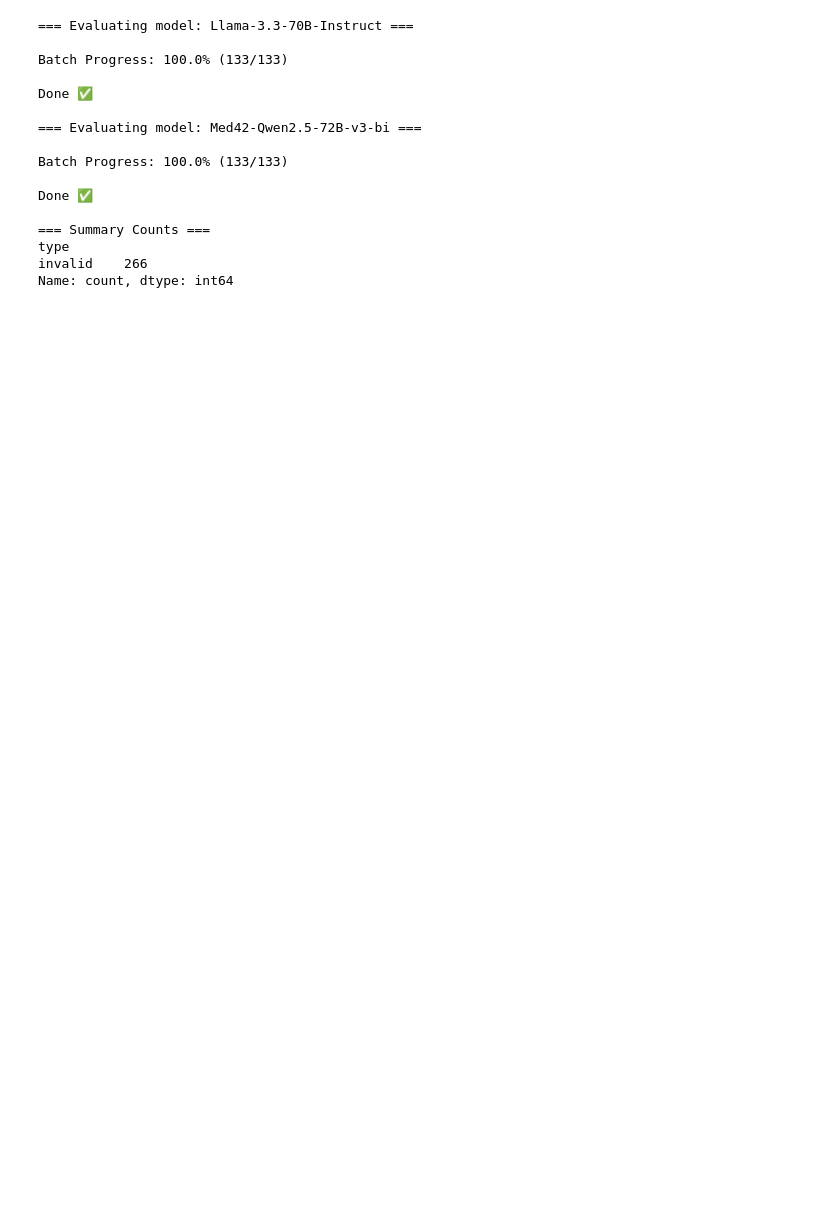
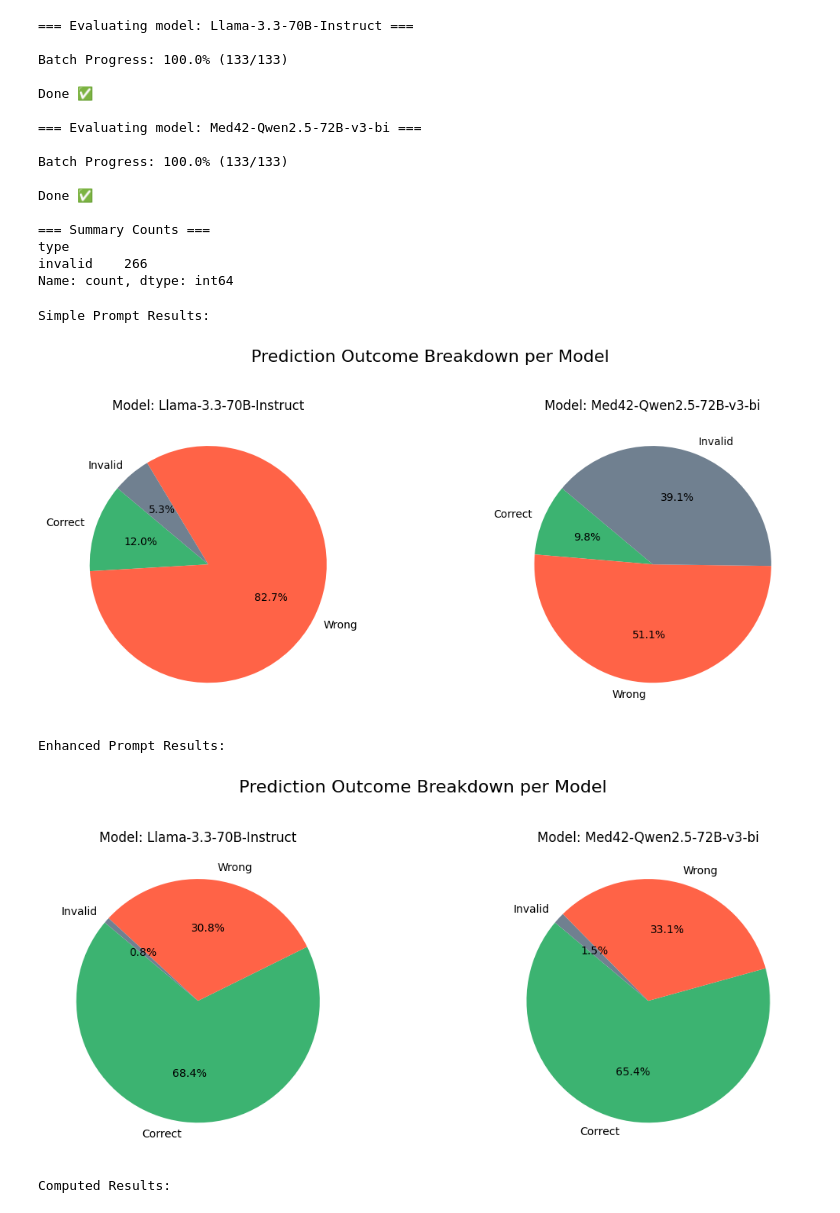
Before and after one commit to mohamed02-code/AI_agent, a Jupyter notebook: notebooks/1.0-PERC-Agent-testing.ipynb, the cells around one changed output. Drawn from its saved outputs; the diff is of its cells as text; code cells hidden in the pictures; blank space fills up the shorter version.

```diff
--- a/notebooks/1.0-PERC-Agent-testing.ipynb
+++ b/notebooks/1.0-PERC-Agent-testing.ipynb
@@ -50,8 +163,6 @@ sys_instruct = (
     "You are a clinical decision support assistant.\n"
 )
 prompt = (
-    "Patient Note:\n"
-    "<patient note text here>\n\n"
     "Calculate the PERC score for this patient based on the 8 criteria below. "
     "Explain how each criterion applies using the patient note and extracted entities, then return the result in the specified JSON format.\n\n"
     "Your task is to calculate the PERC (Pulmonary Embolism Rule-out Criteria) score for a patient using the provided note and extracted entities.\n\n"
@@ -87,14 +198,13 @@ prompt = (
     "}\n"
 )
 
-results_df= await run_models_with_output(
+results_df_enhanced_prompt= await run_models_with_output(
     sys_instruct = sys_instruct
     ,prompt=prompt,
     model_ids=model_ids,
     include_relevant_entities=False,
-    full_df=True,max_tokens=1000,temperature=0.0
+    full_df=True,max_tokens=1000,temperature=0.0,perc_df=perc_df
 )
-plot_df_pie(results_df)
 # %% [output]
 === Evaluating model: Llama-3.3-70B-Instruct ===
 
@@ -122,4 +226,0 @@ Name: count, dtype: int64
-# %%
-perc_df["Parsed Entities"] = perc_df["Relevant Entities"].apply(ast.literal_eval)
-accuracy_table = compute_truth_table(results_df)
-print(accuracy_table)
@@ -190,6 +231,7 @@ sys_instruct = (
     "You are a clinical decision support assistant.\n"
 )
 prompt = """
+Extract the following parameters from the patient note :
 
 Output ONLY a JSON object containing the values for these parameters:
 - age (number)
@@ -214,15 +256,17 @@ Example output:
 }
 """
 
-
-
-results_df_agent = await run_models_with_output(
+## First run to only extract entities from the patient note
+results_df_extract_entities = await run_models_with_output(
     sys_instruct = sys_instruct
     ,prompt=prompt,
     model_ids=model_ids,
     include_relevant_entities=False,
-    full_df=True,max_tokens=1000,temperature=0.0
+    full_df=True,max_tokens=1000,temperature=0.0,perc_df=perc_df
 )
+## Then run the calculator with the extracted entities
+summary_df_computed=compute_perc_results(
+    results_df_extract_entities)
 # %% [output]
 === Evaluating model: Llama-3.3-70B-Instruct ===
 
@@ -240,3 +284,16 @@ Done ✅
 type
 invalid    266
 Name: count, dtype: int64
+# %%
+print("Simple Prompt Results:")
+plot_df_pie(results_df_simple)
+print("Enhanced Prompt Results:")
+plot_df_pie(results_df_enhanced_prompt)
+print("Computed Results:")
+plot_recomputed_model_pies(summary_df_computed)
+# %% [output]
+Simple Prompt Results:
+[figure, added]
+Enhanced Prompt Results:
+[figure, added]
+Computed Results:
```
Also changed, not shown: parts of 26 cells of this notebook.
